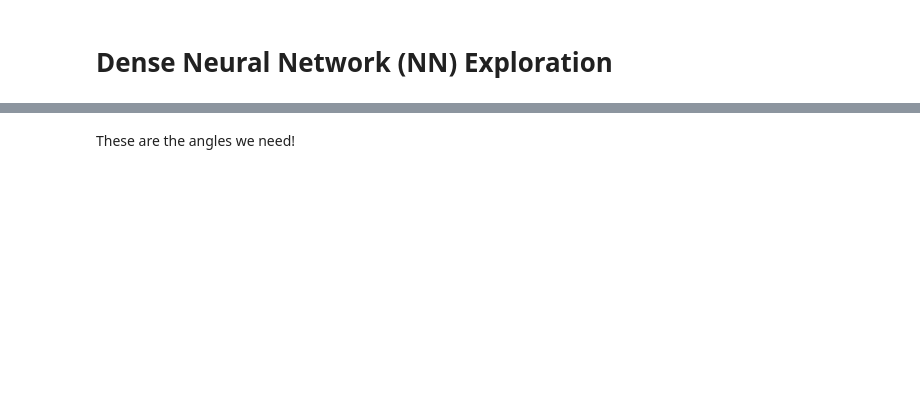
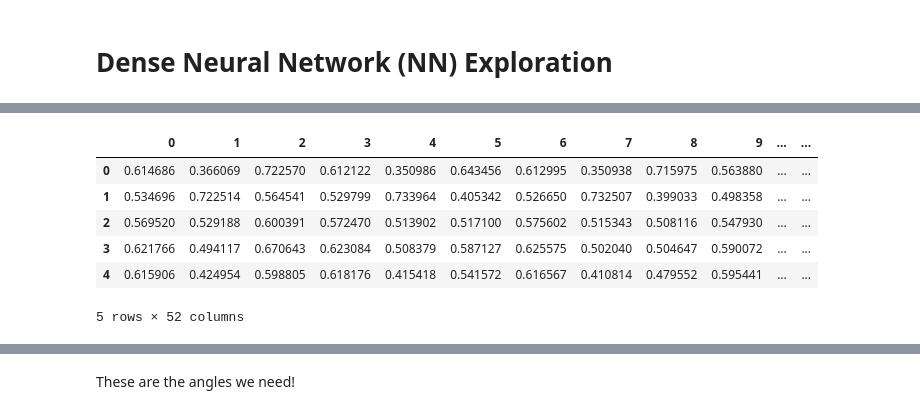
Before and after one commit to lennijanssen/hathaproject, a Jupyter notebook: notebooks/Lennart.ipynb, the cells around one changed output, grey strips where cells are left out. Saved outputs shown, nothing was run; the diff lists cells and outputs as text; code cells hidden in the pictures; blank space fills up the shorter version.

```diff
--- a/notebooks/Lennart.ipynb
+++ b/notebooks/Lennart.ipynb
@@ -6,0 +184,26 @@ import numpy as np
+# %%
+# Get list of image file names in given directory
+dir_path_train_dd = "../clean"
+file_names = []
+for entry in os.listdir(dir_path_train_dd):
+    file_names.append(entry)
+# %%
+# Create DF of xyz values
+df = []
+
+for file in file_names:
+    dir_path_train_dd = f"../clean/{file}"
+    if not file.endswith((".jpg", ".png")):
+        pass
+    else:
+        print(dir_path_train_dd)
+        image = tf.io.read_file(dir_path_train_dd)
+        image = tf.image.decode_jpeg(image)
+        input_image = tf.expand_dims(image, axis=0)
+        input_image = tf.image.resize_with_pad(input_image, input_size, input_size)
+        input_image = input_image[..., :3]
+
+        model = module.signatures["serving_default"]
+        input_image = tf.cast(input_image, dtype=tf.int32)
+        outputs = model(input_image)
+        df.append(outputs["output_0"].numpy().reshape(51).tolist())
@@ -6,0 +228,14 @@ import numpy as np
+# %%
+data = pd.DataFrame(df)
+# %%
+data["label"] = "downdog"
+# %%
+data.head()
+# %% [output]
+|  | 0 | 1 | 2 | 3 | 4 | 5 | 6 | 7 | 8 | 9 | ... | ... |
+| 0 | 0.614686 | 0.366069 | 0.722570 | 0.612122 | 0.350986 | 0.643456 | 0.612995 | 0.350938 | 0.715975 | 0.563880 | ... | ... |
+| 1 | 0.534696 | 0.722514 | 0.564541 | 0.529799 | 0.733964 | 0.405342 | 0.526650 | 0.732507 | 0.399033 | 0.498358 | ... | ... |
+| 2 | 0.569520 | 0.529188 | 0.600391 | 0.572470 | 0.513902 | 0.517100 | 0.575602 | 0.515343 | 0.508116 | 0.547930 | ... | ... |
+| 3 | 0.621766 | 0.494117 | 0.670643 | 0.623084 | 0.508379 | 0.587127 | 0.625575 | 0.502040 | 0.504647 | 0.590072 | ... | ... |
+| 4 | 0.615906 | 0.424954 | 0.598805 | 0.618176 | 0.415418 | 0.541572 | 0.616567 | 0.410814 | 0.479552 | 0.595441 | ... | ... |
+5 rows × 52 columns
```
Also changed, not shown: parts of 49 cells of this notebook, 1 other file.
